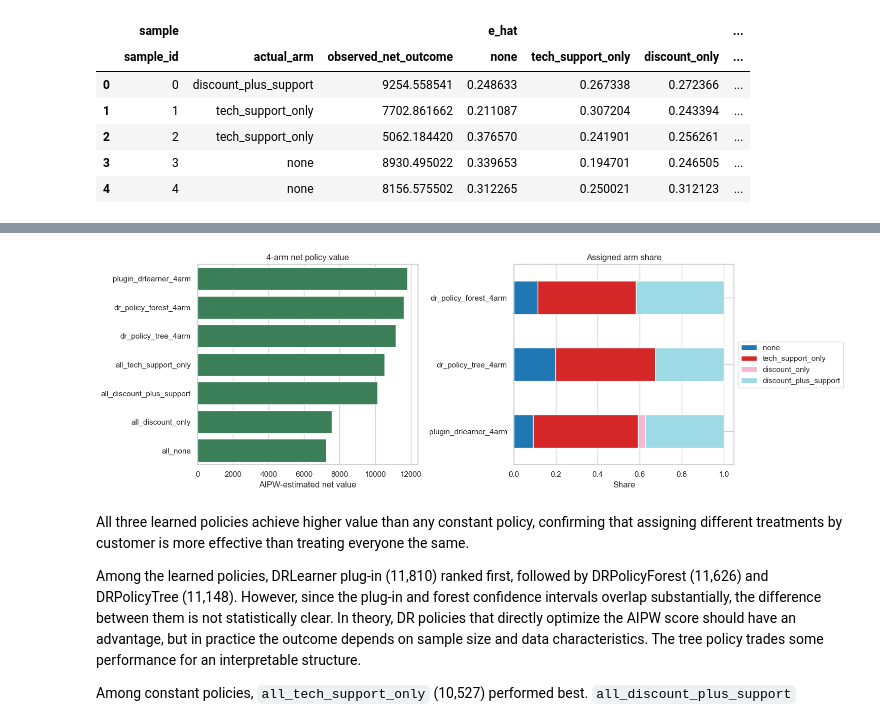
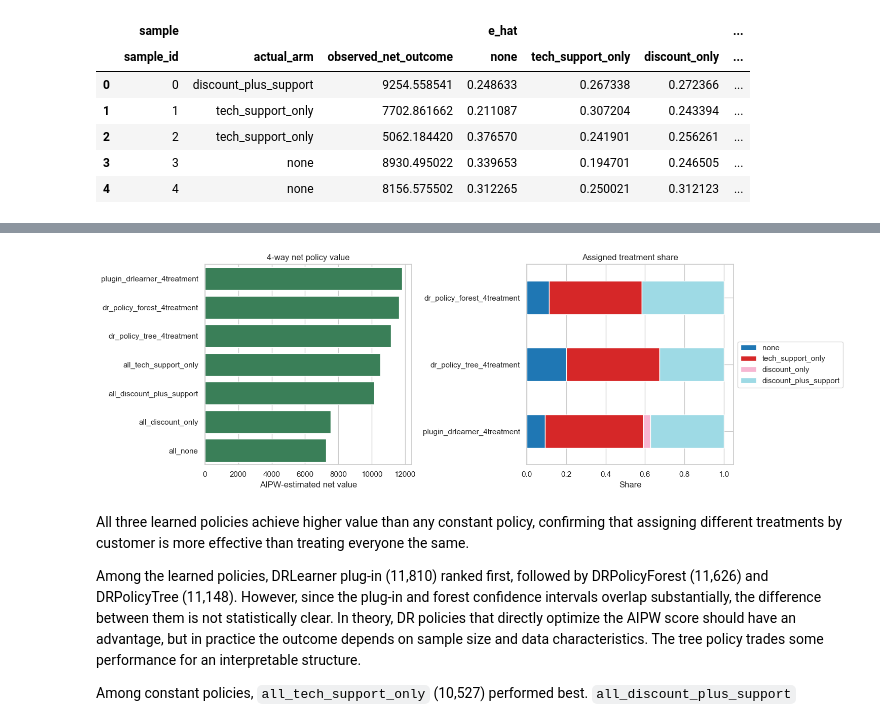
Before and after one commit to CausalInferenceLab/causal-studio, a Jupyter notebook: book/who_should_be_treated/who_should_be_treated_en.ipynb, the cells around one changed output, grey strips where cells are left out. Cells and saved outputs as stored; diff of their text form; code cells hidden in the pictures.

```diff
--- a/book/who_should_be_treated/who_should_be_treated_en.ipynb
+++ b/book/who_should_be_treated/who_should_be_treated_en.ipynb
@@ -641,28 +643,25 @@ This structure ensures unbiasedness holds as long as either the outcome model or
 
 This score is used to estimate the value of each learned policy.
 # %%
-Y_net_train = Y_net[train_idx]
-Y_net_test  = Y_net[test_idx]
-
 e_hat_net = np.clip(e_hat_raw, 0.02, 0.98)
 e_hat_net = e_hat_net / e_hat_net.sum(axis=1, keepdims=True)
 
 gamma_net = np.zeros((len(X_test), 4))
 mu_hat_net = np.zeros((len(X_test), 4))
 
-for arm_id in range(4):
+for treatment_id in range(4):
     outcome_model = RandomForestRegressor(
         n_estimators=400,
         min_samples_leaf=20,
         random_state=SEED,
         n_jobs=1,
     )
-    outcome_model.fit(X_train[A_train == arm_id], Y_net_train[A_train == arm_id])
+    outcome_model.fit(X_train[A_train == treatment_id], Y_net_train[A_train == treatment_id])
     mu_a = outcome_model.predict(X_test)
-    observed_a = (A_test == arm_id).astype(float)
+    observed_a = (A_test == treatment_id).astype(float)
 
-    gamma_net[:, arm_id] = mu_a + observed_a / e_hat_net[:, arm_id] * (Y_net_test - mu_a)
-    mu_hat_net[:, arm_id] = mu_a
+    gamma_net[:, treatment_id] = mu_a + observed_a / e_hat_net[:, treatment_id] * (Y_net_test - mu_a)
+    mu_hat_net[:, treatment_id] = mu_a
 # %%
 sample_ids = np.arange(5)
 
@@ -691,10 +690,10 @@ sample_prediction_table
 | 4 | 4 | none | 8156.575502 | 0.312265 | 0.250021 | 0.312123 | ... |
 # %%
 policy_assignments = {
-    **{f'all_{arm_name}': np.full(len(X_test), arm_id) for arm_id, arm_name in ARM_NAMES.items()},
-    'plugin_drlearner_4arm': pi_plugin,
-    'dr_policy_tree_4arm': pi_tree,
-    'dr_policy_forest_4arm': pi_forest,
+    **{f'all_{treatment_name}': np.full(len(X_test), treatment_id) for treatment_id, treatment_name in TREATMENT_NAMES.items()},
+    'plugin_drlearner_4treatment': pi_plugin,
+    'dr_policy_tree_4treatment': pi_tree,
+    'dr_policy_forest_4treatment': pi_forest,
 }
 
 eval_rows = []
@@ -707,15 +706,15 @@ for policy_name, policy_assignment in policy_assignments.items():
         'value': scores.mean(),
         'value_se': scores.std(ddof=1) / np.sqrt(len(scores)),
     }
-    for arm_id, arm_name in ARM_NAMES.items():
-        row[f'rate_{arm_name}'] = np.mean(pi == arm_id)
+    for treatment_id, treatment_name in TREATMENT_NAMES.items():
+        row[f'rate_{treatment_name}'] = np.mean(pi == treatment_id)
     eval_rows.append(row)
 
 policy_eval = pd.DataFrame(eval_rows)
 policy_eval['ci_lower'] = policy_eval['value'] - 1.96 * policy_eval['value_se']
 policy_eval['ci_upper'] = policy_eval['value'] + 1.96 * policy_eval['value_se']
 
-display_cols = ['policy', 'value', 'ci_lower', 'ci_upper'] + [f'rate_{n}' for n in ARM_LABELS]
+display_cols = ['policy', 'value', 'ci_lower', 'ci_upper'] + [f'rate_{n}' for n in TREATMENT_LABELS]
 policy_eval.sort_values('value', ascending=False)[display_cols]
 # %% [output]
 |  | policy | value | ci_lower | ci_upper | rate_none | rate_tech_support_only | rate_discount_only | ... |
@@ -729,22 +728,22 @@ policy_eval.sort_values('value', ascending=False)[display_cols]
 # %%
 fig, axes = plt.subplots(1, 2, figsize=(15, 5))
 plot_df = policy_eval.sort_values('value', ascending=False)
 sns.barplot(data=plot_df, x='value', y='policy', ax=axes[0], color='seagreen')
-axes[0].set_title('4-arm net policy value')
+axes[0].set_title('4-way net policy value')
 axes[0].set_xlabel('AIPW-estimated net value')
 axes[0].set_ylabel('')
 
-arm_rate_cols = [f'rate_{name}' for name in ARM_LABELS]
-rate_df = policy_eval.set_index('policy')[arm_rate_cols]
-rate_df.columns = ARM_LABELS
-rate_df.loc[['plugin_drlearner_4arm', 'dr_policy_tree_4arm', 'dr_policy_forest_4arm']].plot(kind='barh', stacked=True, ax=axes[1], colormap='tab20')
-axes[1].set_title('Assigned arm share')
+treatment_rate_cols = [f'rate_{name}' for name in TREATMENT_LABELS]
+rate_df = policy_eval.set_index('policy')[treatment_rate_cols]
+rate_df.columns = TREATMENT_LABELS
+rate_df.loc[['plugin_drlearner_4treatment', 'dr_policy_tree_4treatment', 'dr_policy_forest_4treatment']].plot(kind='barh', stacked=True, ax=axes[1], colormap='tab20')
+axes[1].set_title('Assigned treatment share')
 axes[1].set_xlabel('Share')
 axes[1].set_ylabel('')
 axes[1].legend(loc='center left', bbox_to_anchor=(1.0, 0.5))
 plt.tight_layout()
 # %% [output]
-[figure, old version]
+[figure, new version]
 # %% [markdown]
 All three learned policies achieve higher value than any constant policy, confirming that assigning different treatments by customer is more effective than treating everyone the same.
 
```
Also changed, not shown: parts of 29 cells of this notebook, 1 other file.
